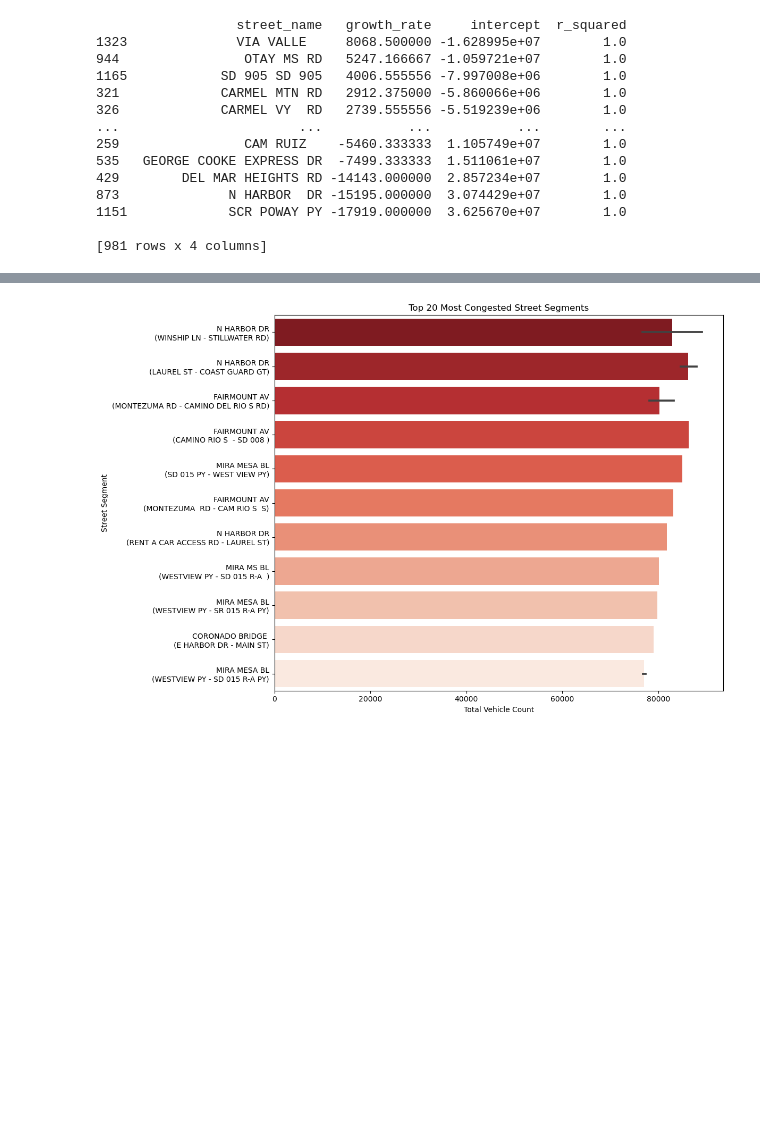
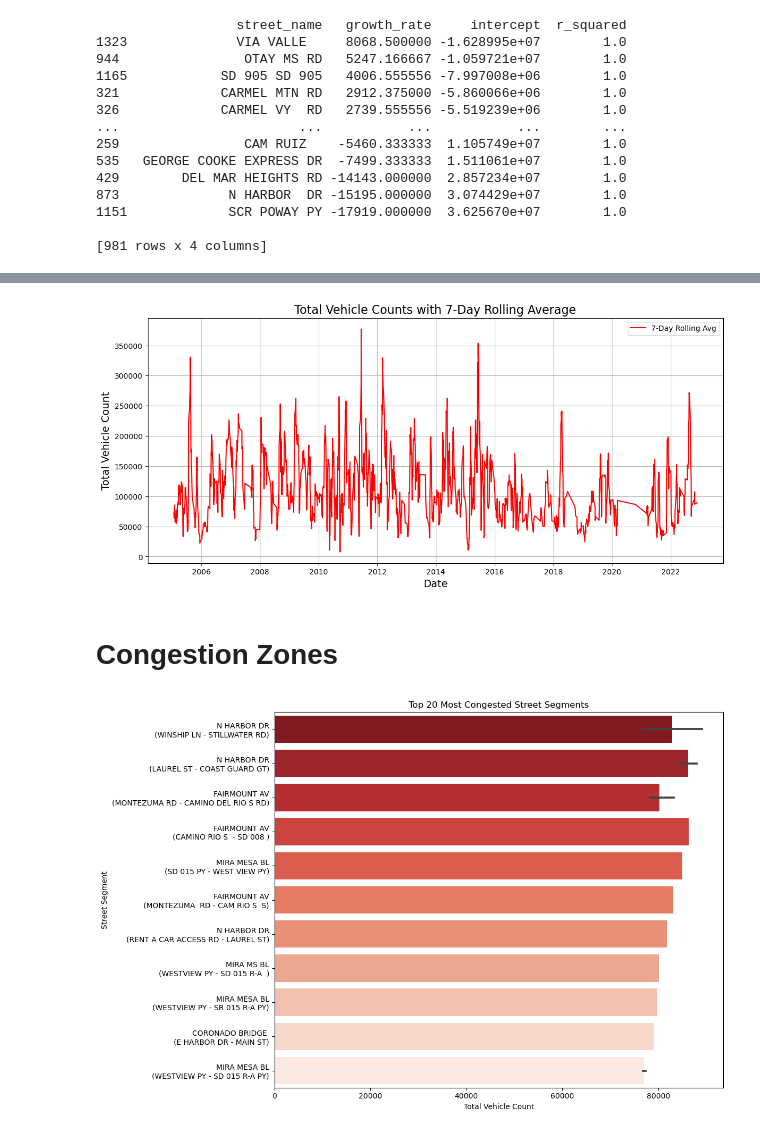
Before and after one commit to bethanylovesmatcha/STAT595FINAL, a Jupyter notebook: STAT596FINAL.ipynb, the cells around one changed output, grey strips where cells are left out. Drawn from its saved outputs; the diff is of its cells as text; code cells hidden in the pictures; blank space fills up the shorter version.

```diff
--- a/STAT596FINAL.ipynb
+++ b/STAT596FINAL.ipynb
@@ -213,3 +229,20 @@ plt.show()
+# %%
+# Calculate 7-day rolling average
+daily_counts['rolling_avg'] = daily_counts['total_count'].rolling(window=7).mean()
+
+# Plot rolling average
+plt.figure(figsize=(14,6))
+sns.lineplot(data=daily_counts, x='date_count', y='rolling_avg', label='7-Day Rolling Avg', color='red')
+plt.title('Total Vehicle Counts with 7-Day Rolling Average', fontsize=16)
+plt.xlabel('Date', fontsize=14)
+plt.ylabel('Total Vehicle Count', fontsize=14)
+plt.legend()
+plt.grid(True)
+plt.show()
+# %% [output]
+[figure, added]
+# %% [markdown]
+# Congestion Zones
 # %%
 import matplotlib.pyplot as plt
 import seaborn as sns
```
Also changed, not shown: parts of 10 cells of this notebook, 1 other file.
